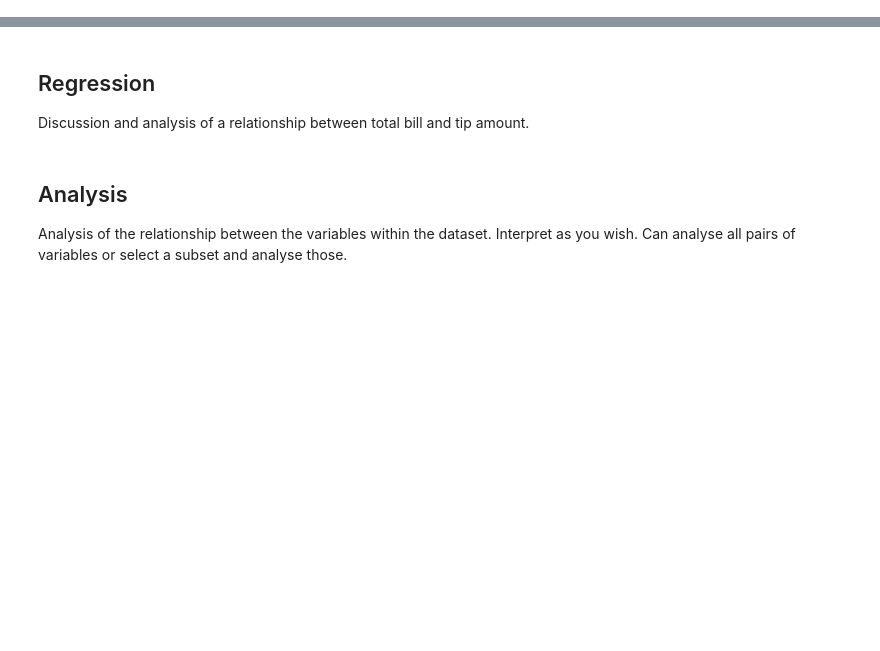
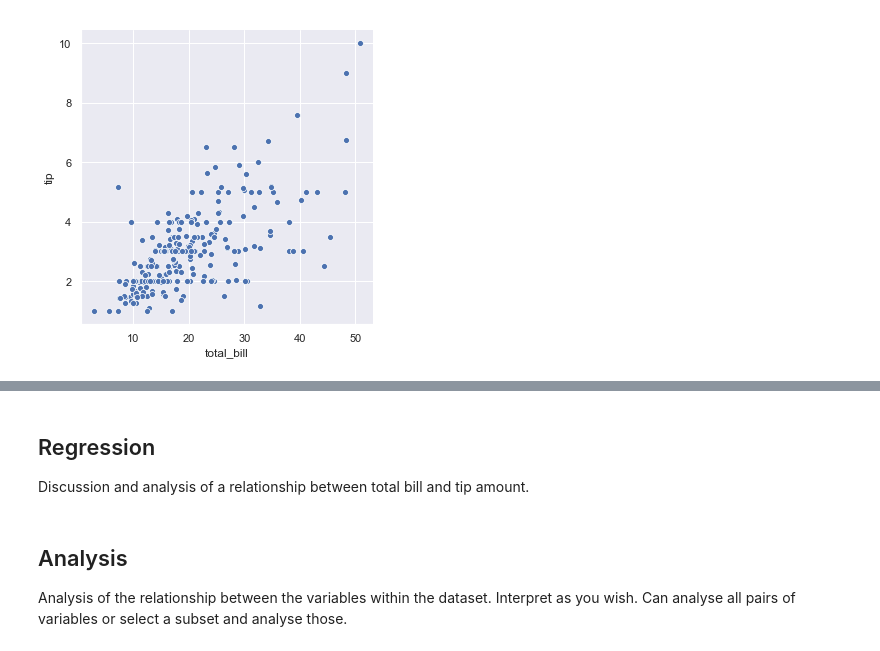
Before and after one commit to zaraquail/Tips-data-set-Fundamentals-of-Data-Analysis-Assessment-2019, a Jupyter notebook: Tips data set assignment.ipynb, the cells around one changed output, grey strips where cells are left out. Drawn from its saved outputs; the diff is of its cells as text; code cells hidden in the pictures; blank space fills up the shorter version.

Commit message:
Added plots, references and descriptions

```diff
--- a/Tips data set assignment.ipynb
+++ b/Tips data set assignment.ipynb
@@ -14,0 +29,16 @@ This section contains descriptive statistics and plots to describe the tips data
+# %%
+# import necessary numpy, pandas, matplotlib and seaborn packages and libraries [4, 5]
+
+import numpy as np
+import pandas as pd
+import matplotlib.pyplot as plt
+import seaborn as sns
+sns.set(style="darkgrid")
+# %%
+# Load the tips dataset which is included installed with seaborn.[5, 6]
+# Create a scatter plot of the variables within the tips dataset.[5, 6]
+
+tips = sns.load_dataset("tips")
+sns.relplot(x="total_bill", y="tip", data=tips);
+# %% [output]
+[figure, added]
```
Also changed, not shown: parts of 7 cells of this notebook.
